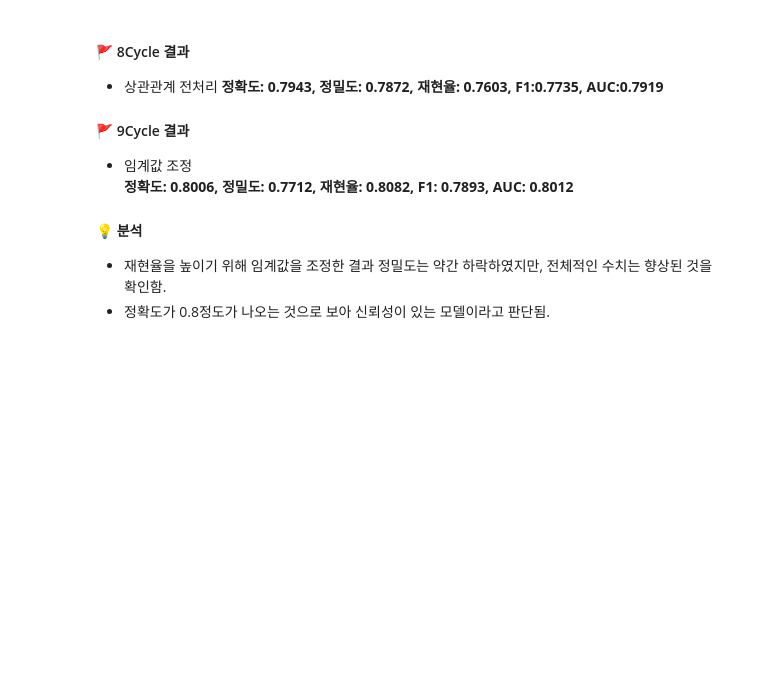
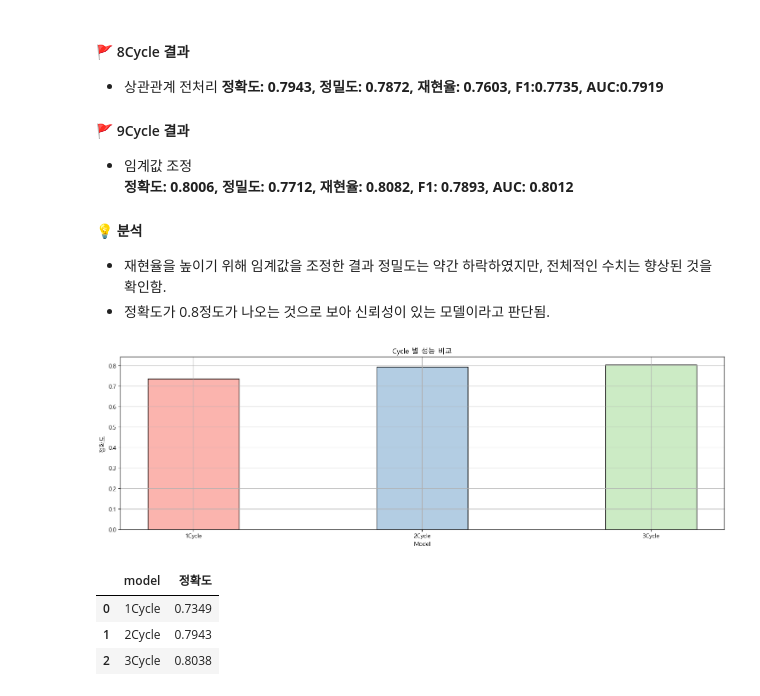
Before and after one commit to songseogyeong/project-machine_learning, a Jupyter notebook: 02_classifier/05_Healthcare_Diabetes_Logistic_Regression_Project/9Cycle.ipynb, the cells around one changed output. Saved outputs shown, nothing was run; the diff lists cells and outputs as text; code cells hidden in the pictures; blank space fills up the shorter version.

```diff
--- a/02_classifier/05_Healthcare_Diabetes_Logistic_Regression_Project/9Cycle.ipynb
+++ b/02_classifier/05_Healthcare_Diabetes_Logistic_Regression_Project/9Cycle.ipynb
@@ -478,3 +544,50 @@ display(Cycle9)
 #### 💡 분석
 - 재현율을 높이기 위해 임계값을 조정한 결과 정밀도는 약간 하락하였지만, 전체적인 수치는 향상된 것을 확인함.
 - 정확도가 0.8정도가 나오는 것으로 보아 신뢰성이 있는 모델이라고 판단됨.
+# %%
+import matplotlib.pyplot as plt
+import numpy as np
+
+# 컬러맵 가져오기
+cmap = plt.get_cmap('Pastel1')
+# 컬러맵의 색상 선택
+colors = cmap(np.array([0, 1, 2, 3, 4, 5, 6]))
+
+# 한글 폰트 경로 설정
+plt.rcParams['font.family'] ='Malgun Gothic'
+plt.rcParams['axes.unicode_minus'] =False
+# %%
+import pandas as pd
+
+cycle_data = {
+    'model': ['1Cycle', '2Cycle', '3Cycle'],
+    '정확도': [0.7349, 0.7943, 0.8038],
+}
+
+cycle = pd.DataFrame(cycle_data)
+# %%
+import matplotlib.pyplot as plt
+import numpy as np
+
+# 그래프 그리기
+plt.figure(figsize=(15, 5))
+
+plt.bar(cycle['model'], cycle['정확도'], color=colors, edgecolor='black', width=0.4)
+plt.title('Cycle 별 성능 비교')
+plt.xlabel('Model')
+plt.ylabel('정확도')
+plt.grid(True)
+
+# # y축의 범위 지정
+# plt.ylim(0.5, 1.0)
+
+plt.tight_layout()
+plt.show()
+
+display(cycle)
+# %% [output]
+[figure, added]
+|  | model | 정확도 |
+| 0 | 1Cycle | 0.7349 |
+| 1 | 2Cycle | 0.7943 |
+| 2 | 3Cycle | 0.8038 |
```
Also changed, not shown: parts of 6 cells of this notebook, 3 other files.
